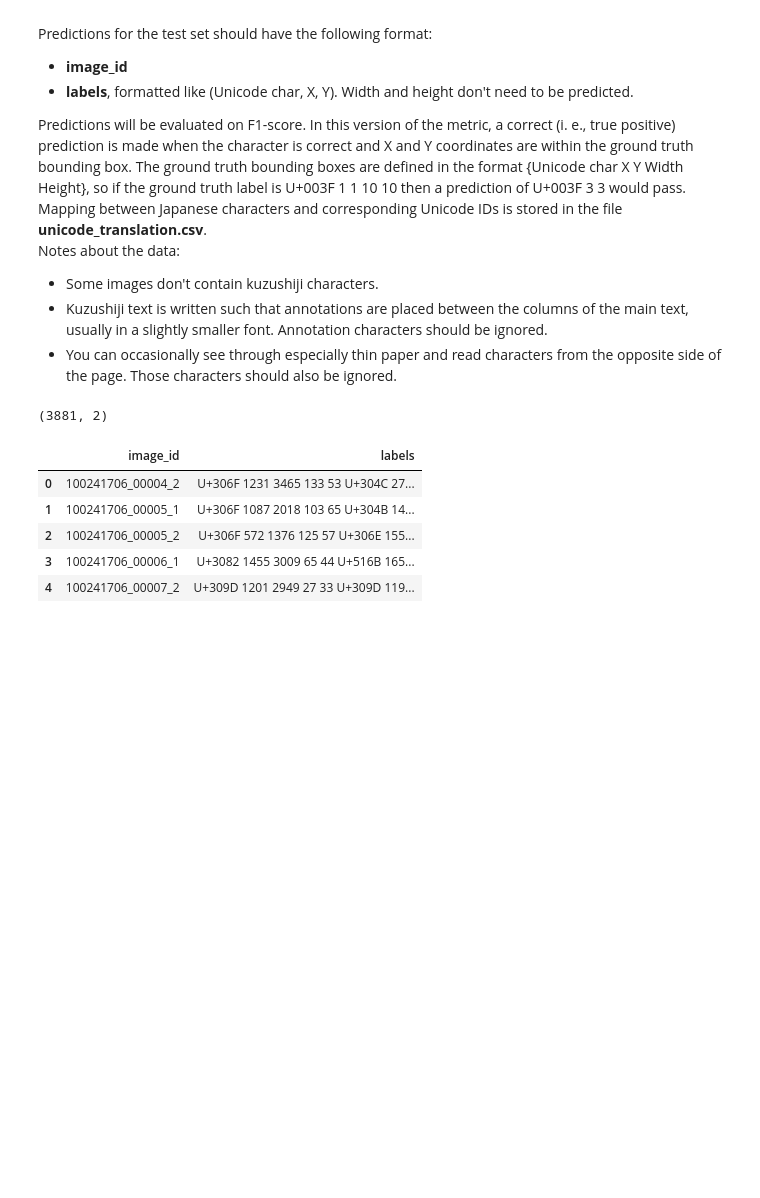
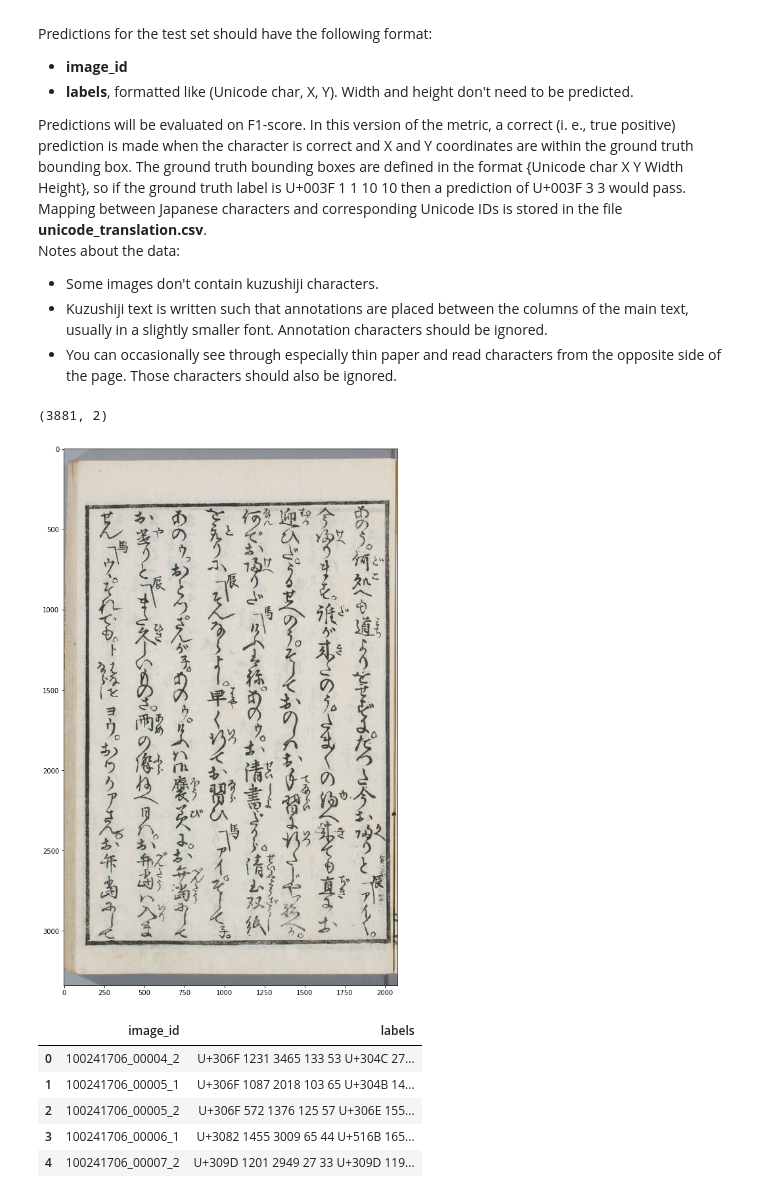
Before and after one commit to vyhuholl/kuzushiji_recognition, a Jupyter notebook: kuzushiji_recognition.ipynb, the cells around one changed output. Saved outputs shown, nothing was run; the diff lists cells and outputs as text; code cells hidden in the pictures; blank space fills up the shorter version.

```diff
--- a/kuzushiji_recognition.ipynb
+++ b/kuzushiji_recognition.ipynb
@@ -61,4 +75,14 @@ data.shape
 # %% [output]
 (3881, 2)
+# %%
+# example image
+plt.figure(figsize=(15, 15))
+img = np.asarray(Image.open(
+    f"train_images/{df_train.values[np.random.randint(len(df_train))][0]}.jpg"
+).convert("RGBA"))
+plt.imshow(img, interpolation="lanczos")
+plt.show()
+# %% [output]
+[figure, added]
 # %%
 # labels for the train set
```
Also changed, not shown: parts of 33 cells of this notebook.
